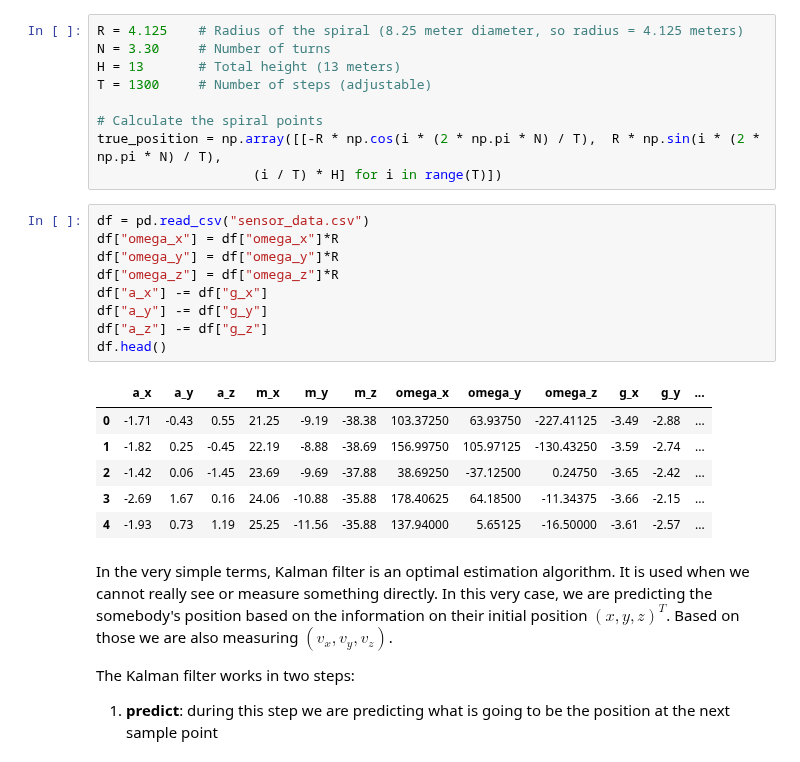
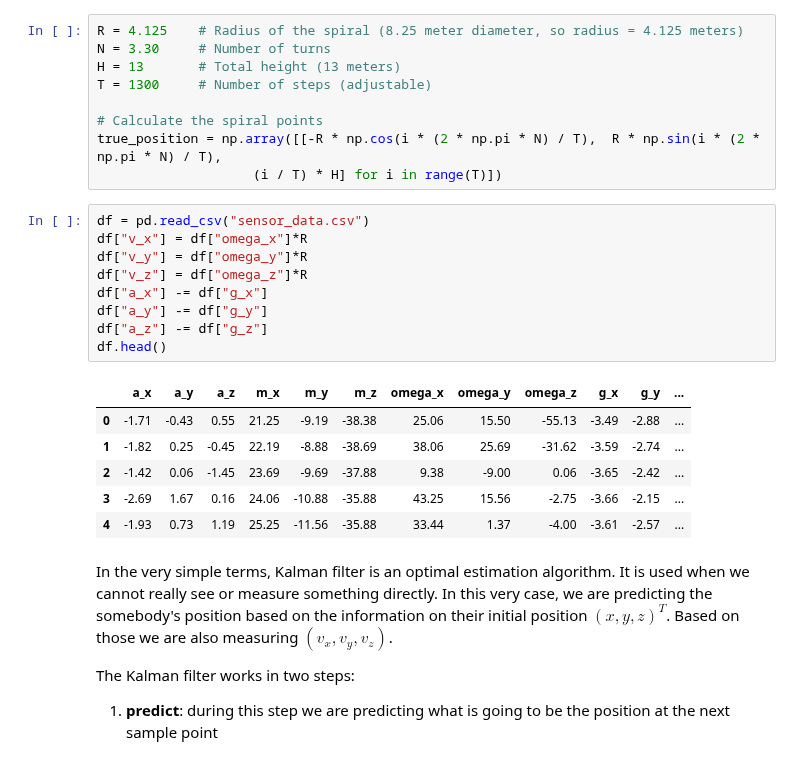
Before and after one commit to kjetteren/RaD_team1_HELIXON, a Jupyter notebook: kalman/KalmanFilterImplementation.ipynb, the cells around one changed output. Drawn from its saved outputs; the diff is of its cells as text.

```diff
--- a/kalman/KalmanFilterImplementation.ipynb
+++ b/kalman/KalmanFilterImplementation.ipynb
@@ -17,20 +17,20 @@ true_position = np.array([[-R * np.cos(i * (2 * np.pi * N) / T),  R * np.sin(i *
                     (i / T) * H] for i in range(T)])
 # %%
 df = pd.read_csv("sensor_data.csv")
-df["omega_x"] = df["omega_x"]*R
-df["omega_y"] = df["omega_y"]*R
-df["omega_z"] = df["omega_z"]*R
+df["v_x"] = df["omega_x"]*R
+df["v_y"] = df["omega_y"]*R
+df["v_z"] = df["omega_z"]*R
 df["a_x"] -= df["g_x"]
 df["a_y"] -= df["g_y"]
 df["a_z"] -= df["g_z"]
 df.head()
 # %% [output]
 |  | a_x | a_y | a_z | m_x | m_y | m_z | omega_x | omega_y | omega_z | g_x | g_y | ... |
-| 0 | -1.71 | -0.43 | 0.55 | 21.25 | -9.19 | -38.38 | 103.37250 | 63.93750 | -227.41125 | -3.49 | -2.88 | ... |
-| 1 | -1.82 | 0.25 | -0.45 | 22.19 | -8.88 | -38.69 | 156.99750 | 105.97125 | -130.43250 | -3.59 | -2.74 | ... |
-| 2 | -1.42 | 0.06 | -1.45 | 23.69 | -9.69 | -37.88 | 38.69250 | -37.12500 | 0.24750 | -3.65 | -2.42 | ... |
-| 3 | -2.69 | 1.67 | 0.16 | 24.06 | -10.88 | -35.88 | 178.40625 | 64.18500 | -11.34375 | -3.66 | -2.15 | ... |
-| 4 | -1.93 | 0.73 | 1.19 | 25.25 | -11.56 | -35.88 | 137.94000 | 5.65125 | -16.50000 | -3.61 | -2.57 | ... |
+| 0 | -1.71 | -0.43 | 0.55 | 21.25 | -9.19 | -38.38 | 25.06 | 15.50 | -55.13 | -3.49 | -2.88 | ... |
+| 1 | -1.82 | 0.25 | -0.45 | 22.19 | -8.88 | -38.69 | 38.06 | 25.69 | -31.62 | -3.59 | -2.74 | ... |
+| 2 | -1.42 | 0.06 | -1.45 | 23.69 | -9.69 | -37.88 | 9.38 | -9.00 | 0.06 | -3.65 | -2.42 | ... |
+| 3 | -2.69 | 1.67 | 0.16 | 24.06 | -10.88 | -35.88 | 43.25 | 15.56 | -2.75 | -3.66 | -2.15 | ... |
+| 4 | -1.93 | 0.73 | 1.19 | 25.25 | -11.56 | -35.88 | 33.44 | 1.37 | -4.00 | -3.61 | -2.57 | ... |
 # %% [markdown]
 In the very simple terms, Kalman filter is an optimal estimation algorithm. It is used when we cannot really see or measure something directly. In this very case, we are predicting the somebody's position based on the information on their initial position $(x,y,z)^T$. Based on those we are also measuring $(v_x,v_y,v_z)$.
 
```
Also changed, not shown: parts of 3 cells of this notebook.
